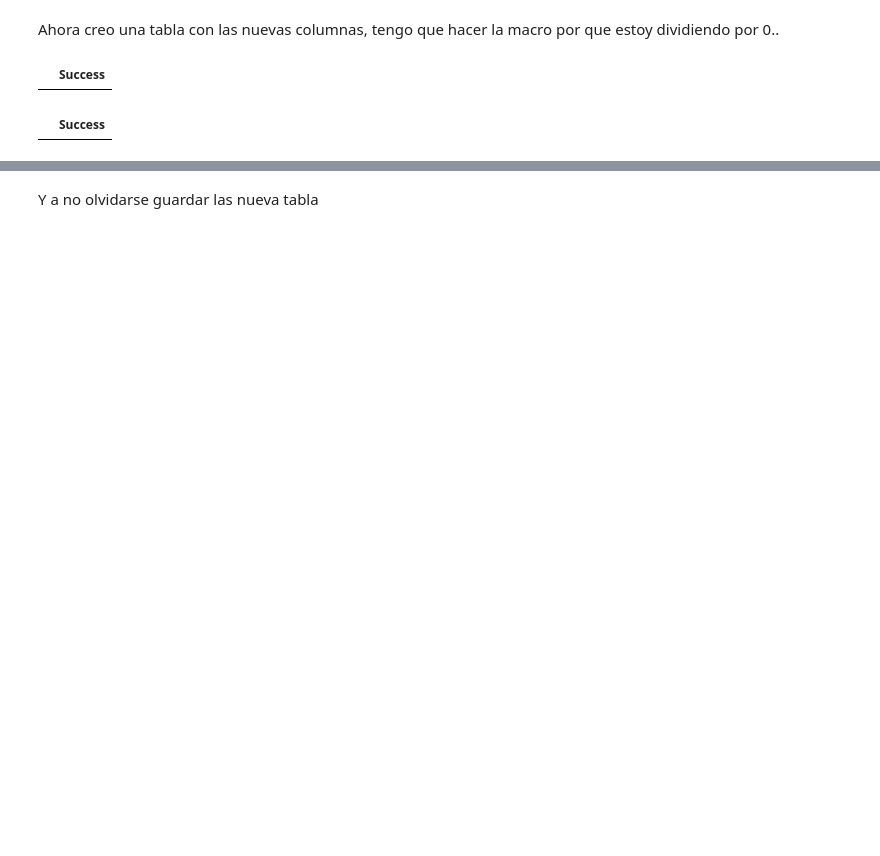
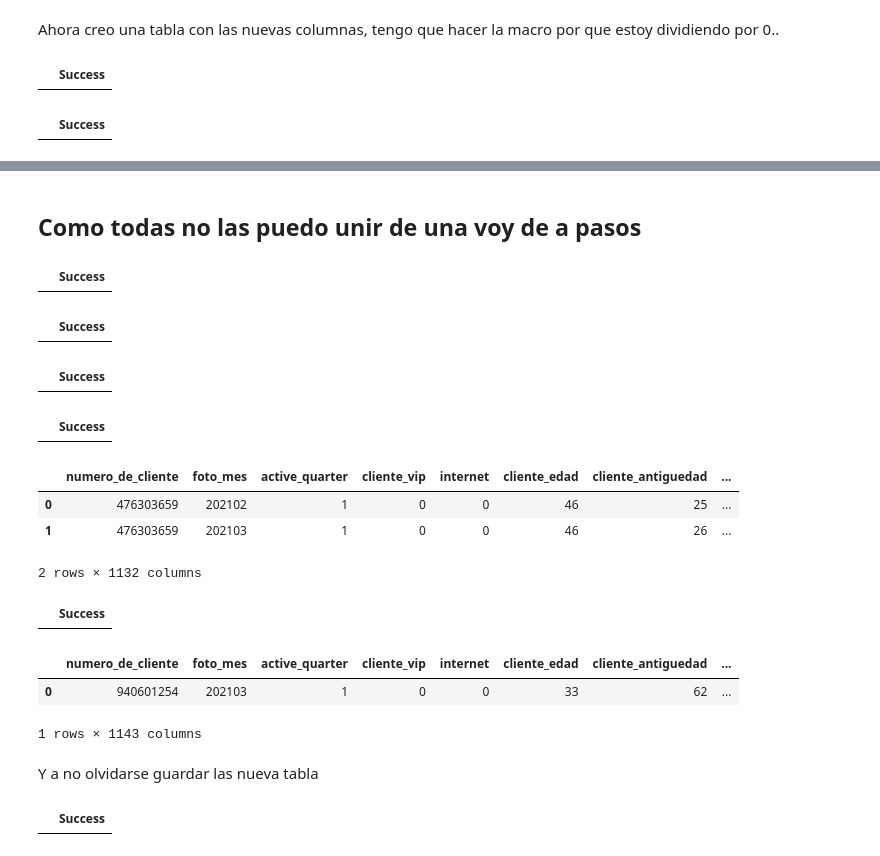
Before and after one commit to dmecoyfin/dmeyf2024, a Jupyter notebook: src/Competencia_1/Feature_Engineering_en_SQL.ipynb, the cells around one changed output, grey strips where cells are left out. Drawn from its saved outputs; the diff is of its cells as text; code cells hidden in the pictures; blank space fills up the shorter version.

```diff
--- a/src/Competencia_1/Feature_Engineering_en_SQL.ipynb
+++ b/src/Competencia_1/Feature_Engineering_en_SQL.ipynb
@@ -656,5 +1437,71 @@ La última reflexión, la creación de nuevas features es un proceso computacion
+# %% [markdown]
+## Como todas no las puedo unir de una voy de a pasos
+# %%
+%%sql
+PRAGMA memory_limit='16GB'  -- Ajusta el límite de memoria
+# %% [output]
+|  | Success |
+# %%
+%%sql
+CREATE OR REPLACE TABLE competencia_01_intermedia_1 AS
+SELECT *
+FROM competencia_01_suma_division suma
+LEFT JOIN competencia_01_lag_delta lag
+ON suma.numero_de_cliente = lag.numero_de_cliente
+   AND suma.foto_mes = lag.foto_mes
+# %% [output]
+|  | Success |
+# %%
+%%sql
+CREATE OR REPLACE TABLE competencia_01_intermedia_2 AS
+SELECT *
+FROM competencia_01_intermedia_1 inter1
+LEFT JOIN competencia_01_avg avg
+ON inter1.numero_de_cliente = avg.numero_de_cliente
+   AND inter1.foto_mes = avg.foto_mes
+# %% [output]
+|  | Success |
+# %%
+%%sql
+CREATE OR REPLACE TABLE competencia_01_intermedia_3 AS
+SELECT *
+FROM competencia_01_intermedia_2 inter2
+LEFT JOIN competencia_01_regr_slope reg
+ON inter2.numero_de_cliente = reg.numero_de_cliente
+   AND inter2.foto_mes = reg.foto_mes
+# %% [output]
+|  | Success |
+# %%
+%%sql
+select * from competencia_01_intermedia_3
+limit 2
+# %% [output]
+|  | numero_de_cliente | foto_mes | active_quarter | cliente_vip | internet | cliente_edad | cliente_antiguedad | ... |
+| 0 | 476303659 | 202102 | 1 | 0 | 0 | 46 | 25 | ... |
+| 1 | 476303659 | 202103 | 1 | 0 | 0 | 46 | 26 | ... |
+2 rows × 1132 columns
+# %%
+%%sql
+CREATE OR REPLACE TABLE competencia_01_fe AS
+SELECT *
+FROM competencia_01_intermedia_3 inter3
+LEFT JOIN competencia_01_percent_rank p_rank
+ON inter3.numero_de_cliente = p_rank.numero_de_cliente
+   AND inter3.foto_mes = p_rank.foto_mes
+# %% [output]
+|  | Success |
+# %%
+%%sql
+select * from competencia_01_fe
+limit 1
+# %% [output]
+|  | numero_de_cliente | foto_mes | active_quarter | cliente_vip | internet | cliente_edad | cliente_antiguedad | ... |
+| 0 | 940601254 | 202103 | 1 | 0 | 0 | 33 | 62 | ... |
+1 rows × 1143 columns
 # %% [markdown]
 Y a no olvidarse guardar las nueva tabla
 # %%
 %%sql
-COPY competencia_01 TO '{dataset_path}competencia_01_fe.csv' (FORMAT CSV, HEADER TRUE);
+COPY competencia_01 TO '../../../datasets/competencia_01_fe.csv' (FORMAT CSV, HEADER TRUE)
+# %% [output]
+|  | Success |
```
Also changed, not shown: parts of 53 cells of this notebook, 2 other files.
